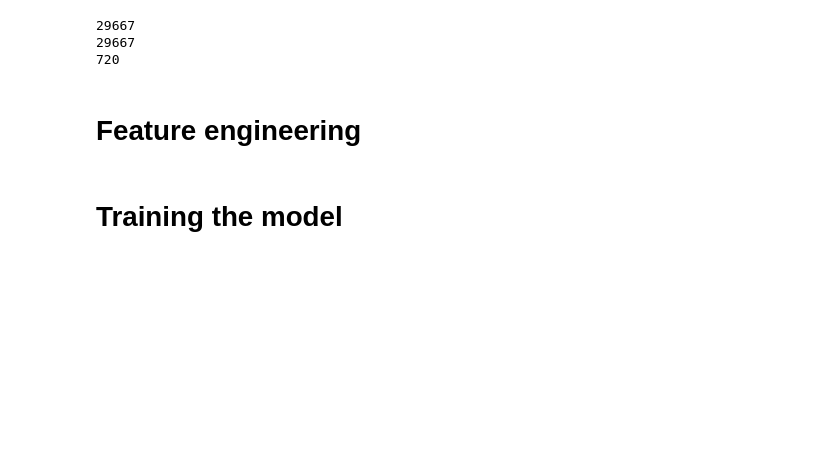
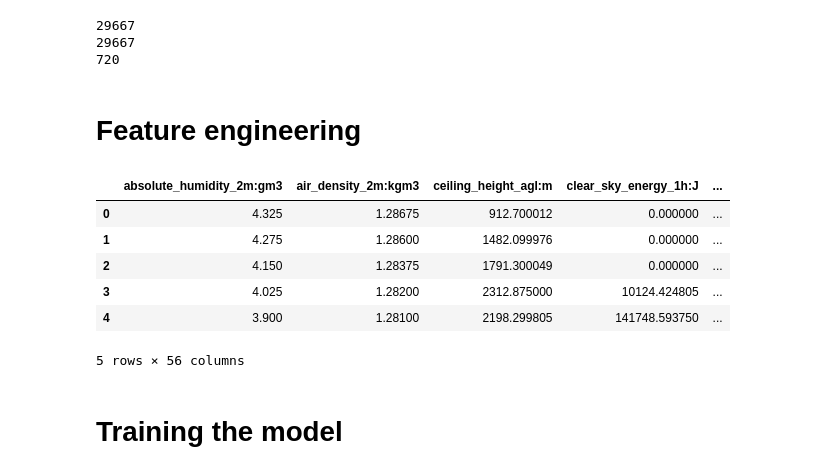
Before and after one commit to olejacobmellgren/solar-panel-energy-ml, a Jupyter notebook: model_notebooks/xgboost_combined.ipynb, the cells around one changed output. Saved outputs shown, nothing was run; the diff lists cells and outputs as text; code cells hidden in the pictures; blank space fills up the shorter version.

```diff
--- a/model_notebooks/xgboost_combined.ipynb
+++ b/model_notebooks/xgboost_combined.ipynb
@@ -60,25 +60,37 @@ print(len(X_frames_test[0]))
 # %%
 import data_func.timeseasonality as DTS
 import data_func.date_forecast as DTF
 import data_func.combine_all_frames as CAF
+import data_func.one_hot_encoding as OHE
 
 for i in range(len(X_frames_train)):
     X_frames_train[i] = DTS.append_seasonal_columns(X_frames_train[i])
     X_frames_train[i] = DTF.date_forecast_columns(X_frames_train[i])
     # X_frames_train[i].drop(columns=['absolute_humidity_2m:gm3'], inplace=True)
     # X_frames_train[i].drop(columns=['air_density_2m:kgm3'], inplace=True)
     # X_frames_train[i]['ceiling_height_agl:m'] = X_frames_train[i]['ceiling_height_agl:m'].fillna(0)
     # X_frames_train[i]['cloud_base_agl:m'] = X_frames_train[i]['cloud_base_agl:m'].fillna(100000)
 
 X_frames_train_pd = CAF.combine_all_frames(X_frames_train)
+X_frames_train_pd = OHE.one_hot_encode(X_frames_train_pd, ["location"])
 
 for i in range(len(X_frames_test)):
     X_frames_test[i] = DTS.append_seasonal_columns(X_frames_test[i])
     X_frames_test[i] = DTF.date_forecast_columns(X_frames_test[i])
 
 X_frames_test_pd = CAF.combine_all_frames(X_frames_test)
+X_frames_test_pd = OHE.one_hot_encode(X_frames_test_pd, ["location"])
 
 # Y_frames_train_pd = CAF.combine_all_frames(Y_frames_train)
 Y_frames_train_pd = pd.concat(Y_frames_train, ignore_index=True)
 
 # print(X_frames_train[0]['ceiling_height_agl:m'].isnull().sum())
+X_frames_test_pd.head()
+# %% [output]
+|  | absolute_humidity_2m:gm3 | air_density_2m:kgm3 | ceiling_height_agl:m | clear_sky_energy_1h:J | ... |
+| 0 | 4.325 | 1.28675 | 912.700012 | 0.000000 | ... |
+| 1 | 4.275 | 1.28600 | 1482.099976 | 0.000000 | ... |
+| 2 | 4.150 | 1.28375 | 1791.300049 | 0.000000 | ... |
+| 3 | 4.025 | 1.28200 | 2312.875000 | 10124.424805 | ... |
+| 4 | 3.900 | 1.28100 | 2198.299805 | 141748.593750 | ... |
+5 rows × 56 columns
```
Also changed, not shown: parts of 9 cells of this notebook, 6 other files.
